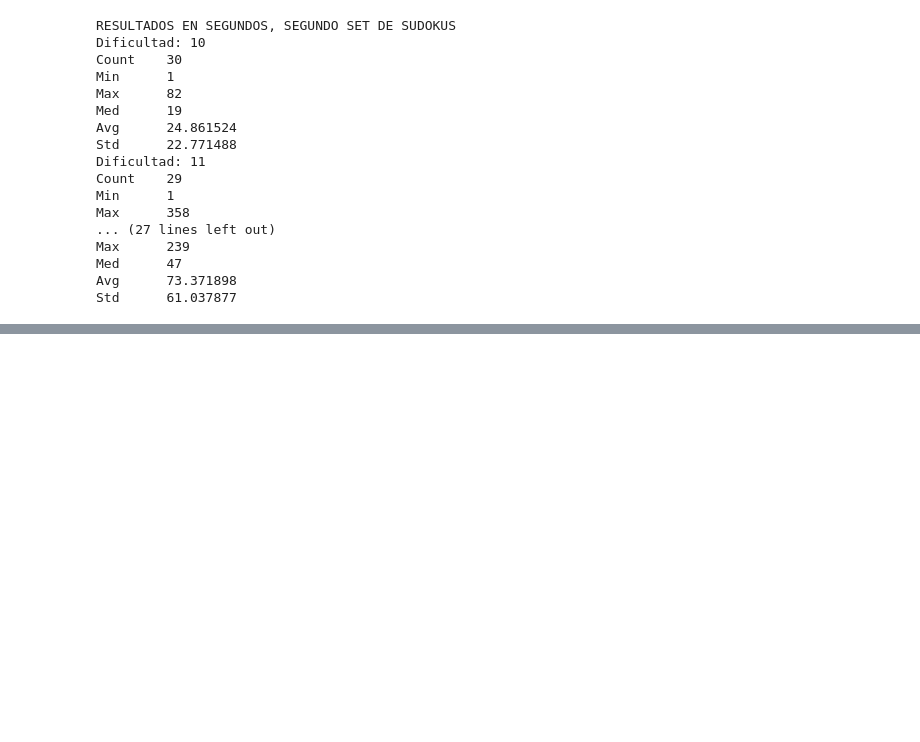
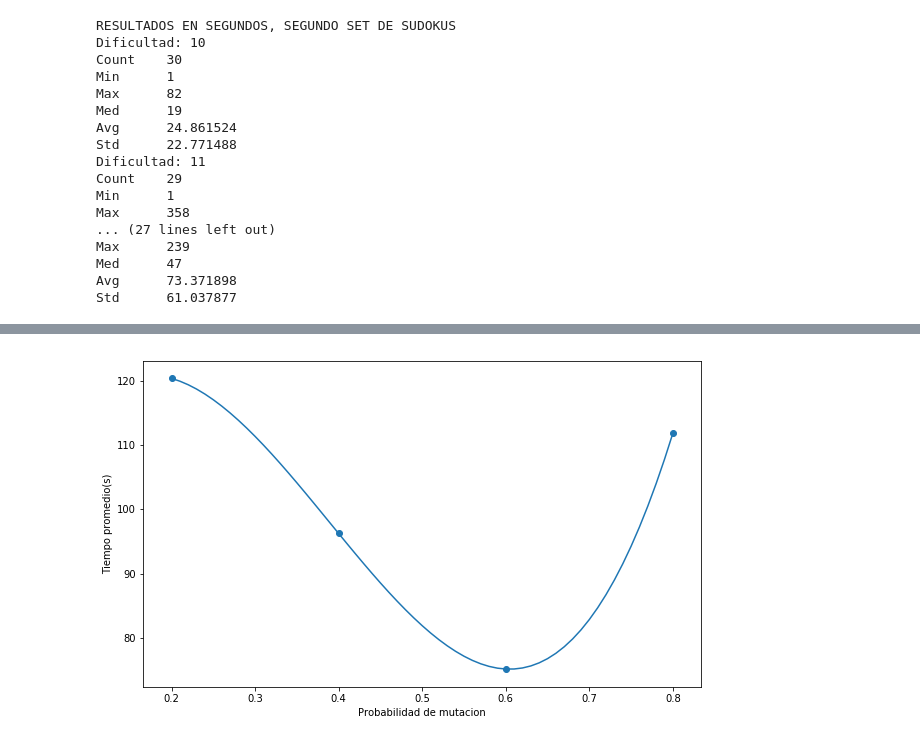
Before and after one commit to axelmaddonni/metah, a Jupyter notebook: graficos.ipynb, the cells around one changed output, grey strips where cells are left out. Cells and saved outputs as stored; diff of their text form; code cells hidden in the pictures; blank space fills up the shorter version.

Commit message:
Agrega grafico ejemplo de optimizacion

```diff
--- a/graficos.ipynb
+++ b/graficos.ipynb
@@ -175,3 +182,23 @@ plt.show()
 # 3
 # Hacer tabla comparando con tabu search tiempos de los sudokus 10 al 15
 # Copiar los valores de la pagina 4 de https://pdfs.semanticscholar.org/8614/d90f2989e13787da2361f700fd3889dd170a.pdf
+# %%
+# Optimizacion de parametros
+
+import matplotlib.pyplot as plt
+import numpy as np
+from scipy import interpolate
+
+x = [0.2, 0.4, 0.6, 0.8]
+y = [120.41, 96.24, 75.11, 111.865]
+tck = interpolate.splrep(x, y, s=0)
+xnew = np.arange(0.2, 0.8, 0.01)
+ynew = interpolate.splev(xnew, tck, der=0)
+plt.figure(figsize=(10,6))
+plt.plot(xnew, ynew)
+plt.scatter(x,y)
+plt.xlabel("Probabilidad de mutacion")
+plt.ylabel("Tiempo promedio(s)")
+plt.show()
+# %% [output]
+[figure, added]
```
Also changed, not shown: parts of 2 cells of this notebook.
